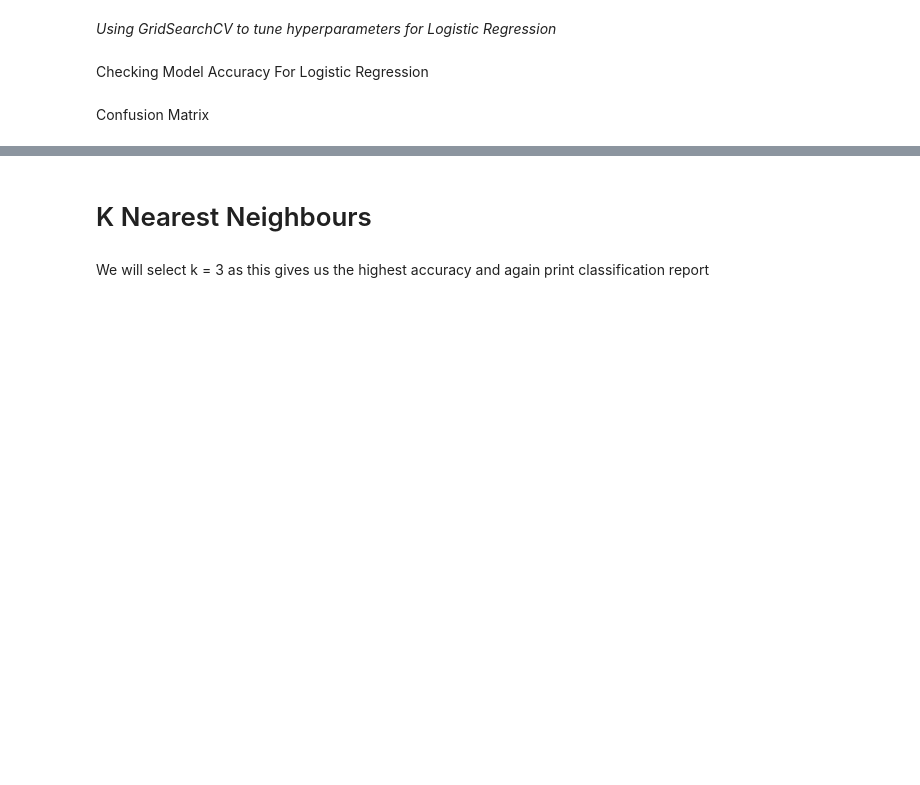
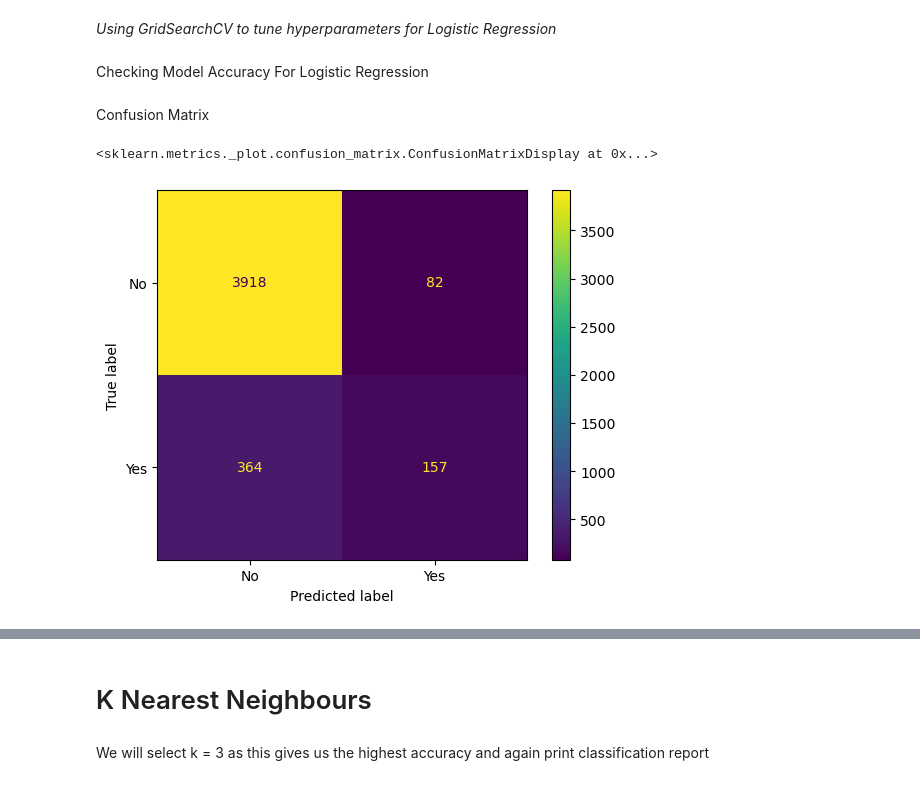
Before and after one commit to adityasngh/Bank-Marketing-Dataset, a Jupyter notebook: Banking Marketing Targets.ipynb, the cells around one changed output, grey strips where cells are left out. Drawn from its saved outputs; the diff is of its cells as text; code cells hidden in the pictures; blank space fills up the shorter version.

```diff
--- a/Banking Marketing Targets.ipynb
+++ b/Banking Marketing Targets.ipynb
@@ -221,6 +219,5 @@ df_transform(df_test)
 # %%
-df_test.head()
-df_test.shape
+df_test = df_transform(df_test)
 # %%
 x_test = df_test.iloc[:,0:-1]
 # %%
@@ -264,6 +277,13 @@ yhat_lr = LR.predict(x_test)
 Checking Model Accuracy For Logistic Regression
 # %% [markdown]
 Confusion Matrix
+# %%
+#Import plot confusion matrix function
+from sklearn.metrics import ConfusionMatrixDisplay
+ConfusionMatrixDisplay(confusion_matrix(y_test, yhat_lr), display_labels=['No', 'Yes']).plot()
+# %% [output]
+<sklearn.metrics._plot.confusion_matrix.ConfusionMatrixDisplay at 0x...>
+[figure, added]
 # %%
 import seaborn as sns
 cm_lr = confusion_matrix(y_test, yhat_lr)
```
Also changed, not shown: parts of 8 cells of this notebook.
